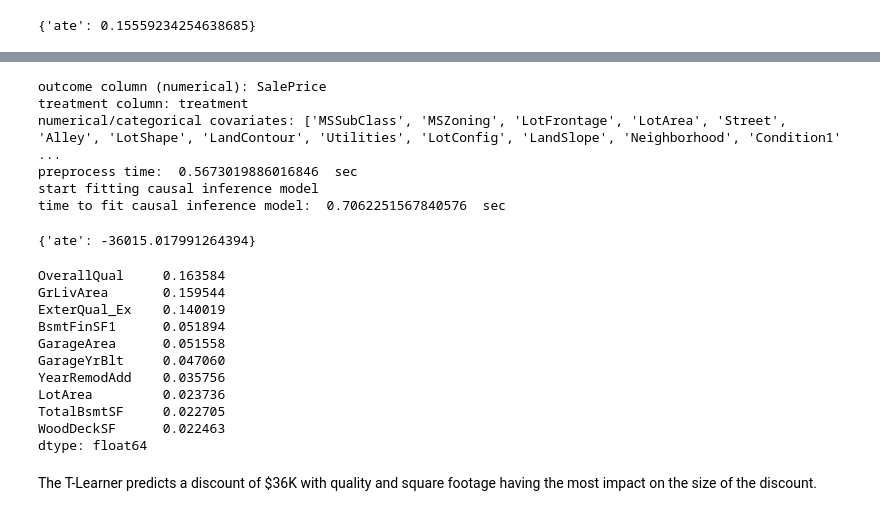
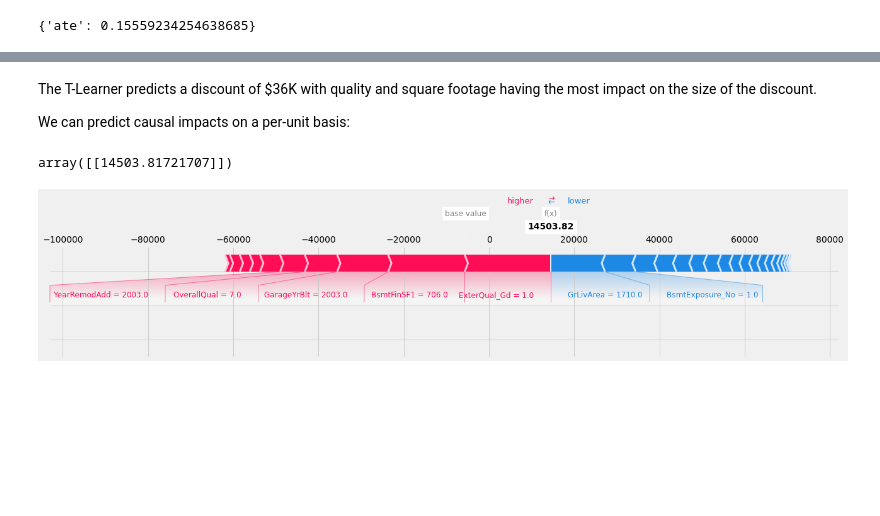
Before and after one commit to amaiya/causalnlp, a Jupyter notebook: nbs/99_examples.ipynb, the cells around one changed output, grey strips where cells are left out. Saved outputs shown, nothing was run; the diff lists cells and outputs as text; code cells hidden in the pictures; blank space fills up the shorter version.

```diff
--- a/nbs/99_examples.ipynb
+++ b/nbs/99_examples.ipynb
@@ -91,0 +150,17 @@ We can use the `interpret` method to identify the attributes most predictive of
+# %%
+
+# prepare test
+import pandas as pd
+df = pd.read_csv('sample_data/houses.csv')
+fn = lambda x: 1 if x == 'Abnorml' else 0
+df['treatment'] = df['SaleCondition'].apply(fn)
+
+# estimate effect of foreclosures and short sales
+# on sale price of homes > 2000 sq.
+from causalnlp.causalinference import CausalInferenceModel
+cm = CausalInferenceModel(df, metalearner_type='t-learner',
+                   treatment_col='treatment',
+                   outcome_col='SalePrice',
+                   ignore_cols=['Id', 'SaleCondition'])
+cm.fit()
+cm.estimate_ate(df['GrLivArea']>2000)
@@ -112,41 +189,13 @@ dtype: float64
-# %%
-
-# prepare test
-import pandas as pd
-df = pd.read_csv('/tmp/train.csv')
-fn = lambda x: 1 if x == 'Abnorml' else 0
-df['treatment'] = df['SaleCondition'].apply(fn)
-
-# estimate effect of foreclosures and short sales
-# on sale price of homes > 2000 sq.
-from causalnlp.causalinference import CausalInferenceModel
-cm = CausalInferenceModel(df, metalearner_type='t-learner',
-                   treatment_col='treatment',
-                   outcome_col='SalePrice',
-                   ignore_cols=['Id', 'SaleCondition'])
-cm.fit()
-cm.estimate_ate(df['GrLivArea']>2000)
-# %% [output]
-outcome column (numerical): SalePrice
-treatment column: treatment
-numerical/categorical covariates: ['MSSubClass', 'MSZoning', 'LotFrontage', 'LotArea', 'Street', 'Alley', 'LotShape', 'LandContour', 'Utilities', 'LotConfig', 'LandSlope', 'Neighborhood', 'Condition1' ...
-preprocess time:  0.5673019886016846  sec
-start fitting causal inference model
-time to fit causal inference model:  0.7062251567840576  sec
-{'ate': -36015.017991264394}
-# %%
-cm.interpret(plot=False)[1][:10]
-# %% [output]
-OverallQual     0.163584
-GrLivArea       0.159544
-ExterQual_Ex    0.140019
-BsmtFinSF1      0.051894
-GarageArea      0.051558
-GarageYrBlt     0.047060
-YearRemodAdd    0.035756
-LotArea         0.023736
-TotalBsmtSF     0.022705
-WoodDeckSF      0.022463
-dtype: float64
 # %% [markdown]
 The T-Learner predicts a discount of $36K with quality and square footage having the most impact on the size of the discount.
+
+We can predict causal impacts on a per-unit basis:
+# %%
+test_df = cm.df.iloc[[0]]
+cm.predict(test_df)
+# %% [output]
+array([[14503.81721707]])
+# %%
+cm.explain(cm.df.iloc[[0]])
+# %% [output]
+[figure, added]
```
Also changed, not shown: parts of 21 cells of this notebook, 11 other files.
